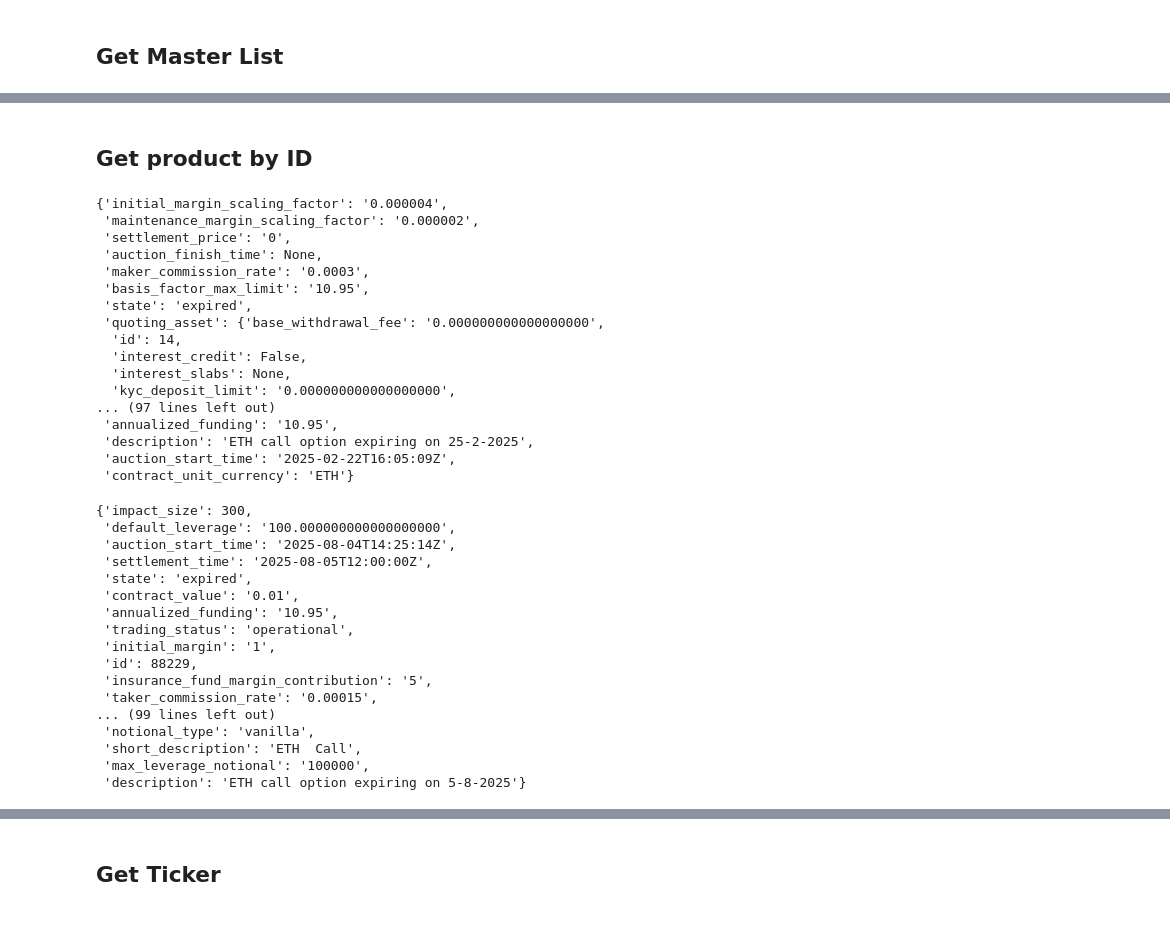
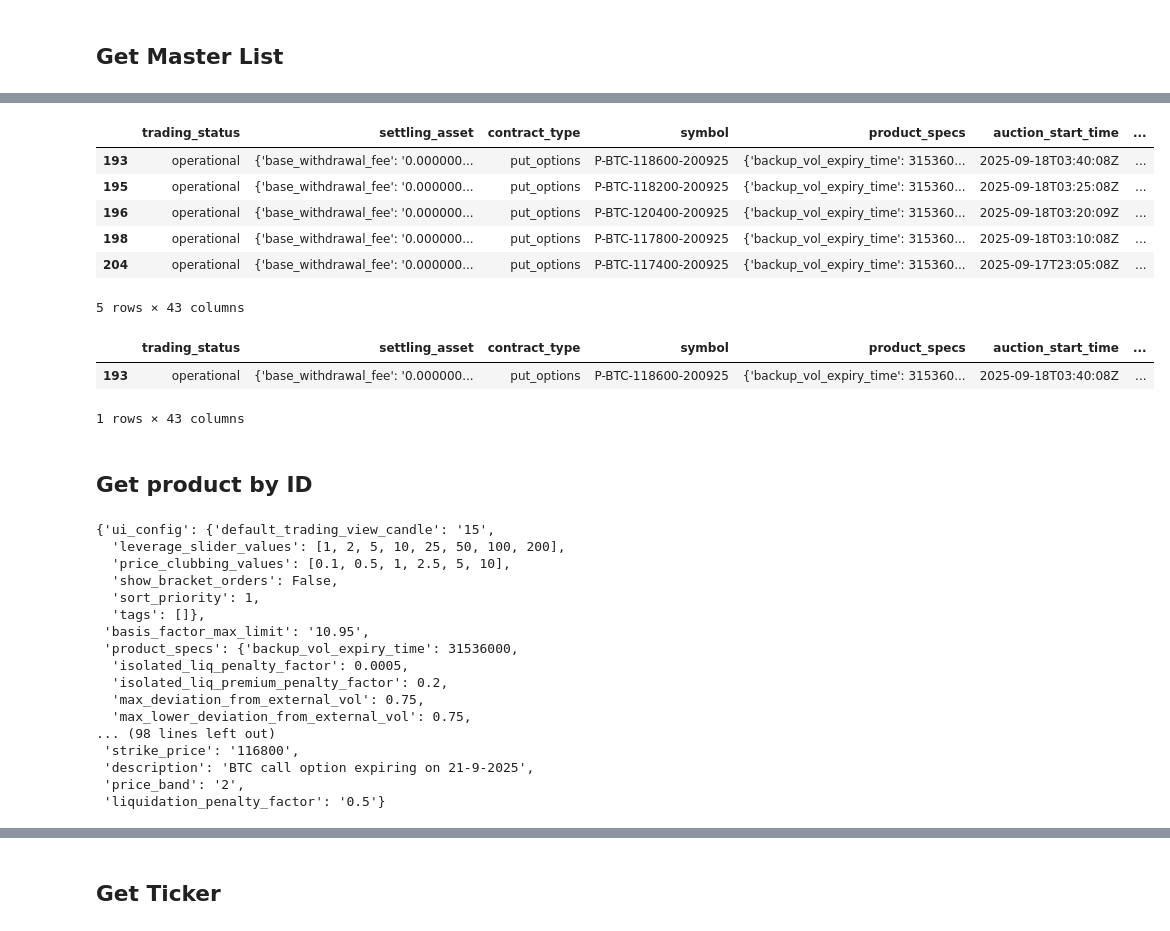
Before and after one commit to mynamerahulkumar/algotradingdeltaindiaYT, a Jupyter notebook: 1cryptoalgotradingdelta/1DeltaExchangeTrade.ipynb, the cells around one changed output, grey strips where cells are left out. Cells and saved outputs as stored; diff of their text form; code cells hidden in the pictures.

```diff
--- a/1cryptoalgotradingdelta/1DeltaExchangeTrade.ipynb
+++ b/1cryptoalgotradingdelta/1DeltaExchangeTrade.ipynb
@@ -147,43 +173,41 @@ btcdf_calloption.head()
 5 rows × 43 columns
+# %%
+btcdf_putoption=btcdf[btcdf.contract_type == 'put_options']
+# %%
+btcdf_putoption.head()
+# %% [output]
+|  | trading_status | settling_asset | contract_type | symbol | product_specs | auction_start_time | ... |
+| 193 | operational | {'base_withdrawal_fee': '0.000000... | put_options | P-BTC-118600-200925 | {'backup_vol_expiry_time': 315360... | 2025-09-18T03:40:08Z | ... |
+| 195 | operational | {'base_withdrawal_fee': '0.000000... | put_options | P-BTC-118200-200925 | {'backup_vol_expiry_time': 315360... | 2025-09-18T03:25:08Z | ... |
+| 196 | operational | {'base_withdrawal_fee': '0.000000... | put_options | P-BTC-120400-200925 | {'backup_vol_expiry_time': 315360... | 2025-09-18T03:20:09Z | ... |
+| 198 | operational | {'base_withdrawal_fee': '0.000000... | put_options | P-BTC-117800-200925 | {'backup_vol_expiry_time': 315360... | 2025-09-18T03:10:08Z | ... |
+| 204 | operational | {'base_withdrawal_fee': '0.000000... | put_options | P-BTC-117400-200925 | {'backup_vol_expiry_time': 315360... | 2025-09-17T23:05:08Z | ... |
+5 rows × 43 columns
+# %%
+btcdf_putoption.head(1)
+# %% [output]
+|  | trading_status | settling_asset | contract_type | symbol | product_specs | auction_start_time | ... |
+| 193 | operational | {'base_withdrawal_fee': '0.000000... | put_options | P-BTC-118600-200925 | {'backup_vol_expiry_time': 315360... | 2025-09-18T03:40:08Z | ... |
+1 rows × 43 columns
 # %% [markdown]
 ## Get product by ID
-# %%
-delta_client.get_product('63146')
-# %% [output]
-{'initial_margin_scaling_factor': '0.000004',
- 'maintenance_margin_scaling_factor': '0.000002',
- 'settlement_price': '0',
- 'auction_finish_time': None,
- 'maker_commission_rate': '0.0003',
- 'basis_factor_max_limit': '10.95',
- 'state': 'expired',
- 'quoting_asset': {'base_withdrawal_fee': '0.000000000000000000',
-  'id': 14,
-  'interest_credit': False,
-  'interest_slabs': None,
-  'kyc_deposit_limit': '0.000000000000000000',
-... (97 lines left out)
- 'annualized_funding': '10.95',
- 'description': 'ETH call option expiring on 25-2-2025',
- 'auction_start_time': '2025-02-22T16:05:09Z',
- 'contract_unit_currency': 'ETH'}
 # %%
-delta_client.get_product('C-ETH-3740-050825')
+delta_client.get_product('C-BTC-116800-210925')
 # %% [output]
-{'impact_size': 300,
- 'default_leverage': '100.000000000000000000',
- 'auction_start_time': '2025-08-04T14:25:14Z',
- 'settlement_time': '2025-08-05T12:00:00Z',
- 'state': 'expired',
- 'contract_value': '0.01',
- 'annualized_funding': '10.95',
- 'trading_status': 'operational',
- 'initial_margin': '1',
- 'id': 88229,
- 'insurance_fund_margin_contribution': '5',
- 'taker_commission_rate': '0.00015',
-... (99 lines left out)
- 'notional_type': 'vanilla',
- 'short_description': 'ETH  Call',
- 'max_leverage_notional': '100000',
- 'description': 'ETH call option expiring on 5-8-2025'}
+{'ui_config': {'default_trading_view_candle': '15',
+  'leverage_slider_values': [1, 2, 5, 10, 25, 50, 100, 200],
+  'price_clubbing_values': [0.1, 0.5, 1, 2.5, 5, 10],
+  'show_bracket_orders': False,
+  'sort_priority': 1,
+  'tags': []},
+ 'basis_factor_max_limit': '10.95',
+ 'product_specs': {'backup_vol_expiry_time': 31536000,
+  'isolated_liq_penalty_factor': 0.0005,
+  'isolated_liq_premium_penalty_factor': 0.2,
+  'max_deviation_from_external_vol': 0.75,
+  'max_lower_deviation_from_external_vol': 0.75,
+... (98 lines left out)
+ 'strike_price': '116800',
+ 'description': 'BTC call option expiring on 21-9-2025',
+ 'price_band': '2',
+ 'liquidation_penalty_factor': '0.5'}
```
Also changed, not shown: parts of 32 cells of this notebook, 12 other files.
